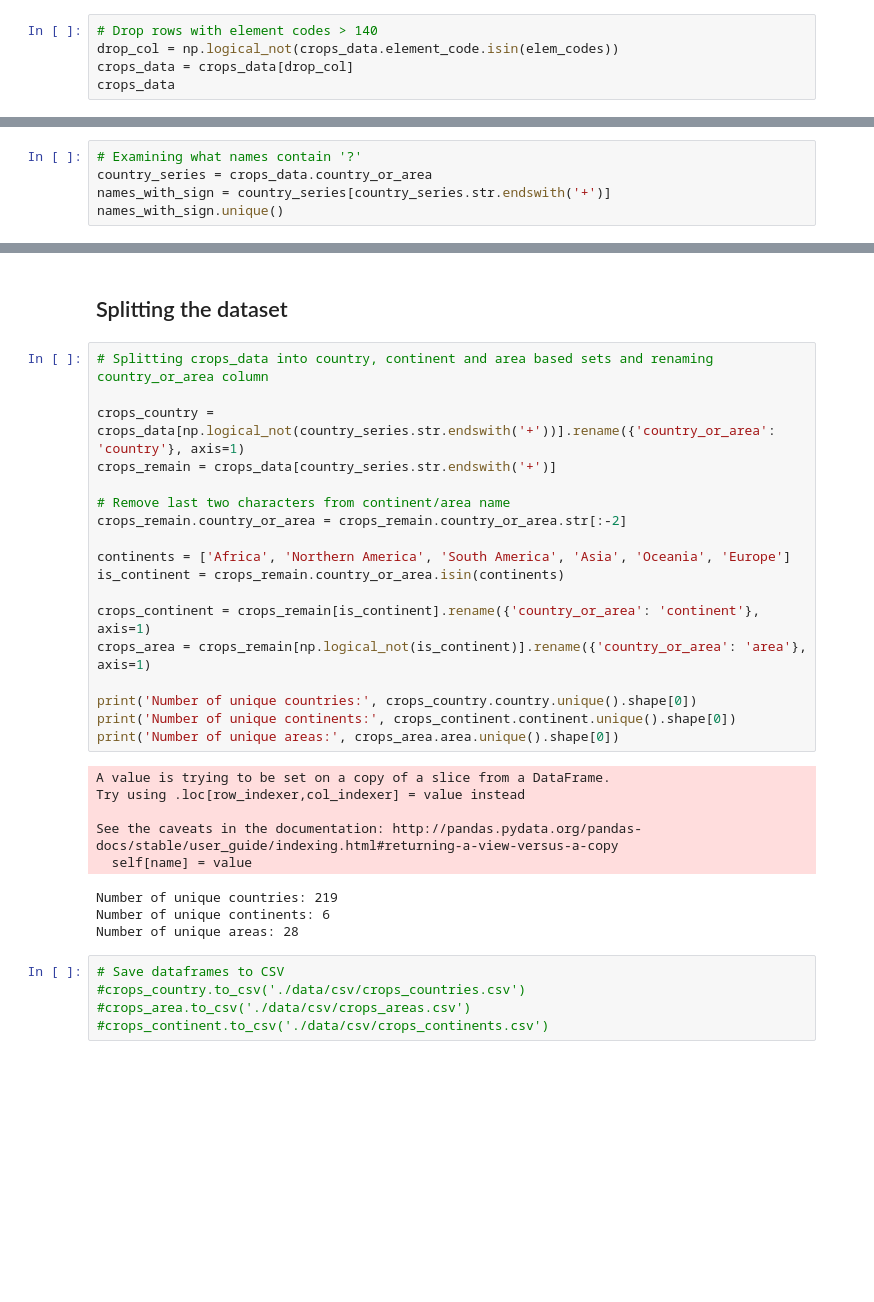
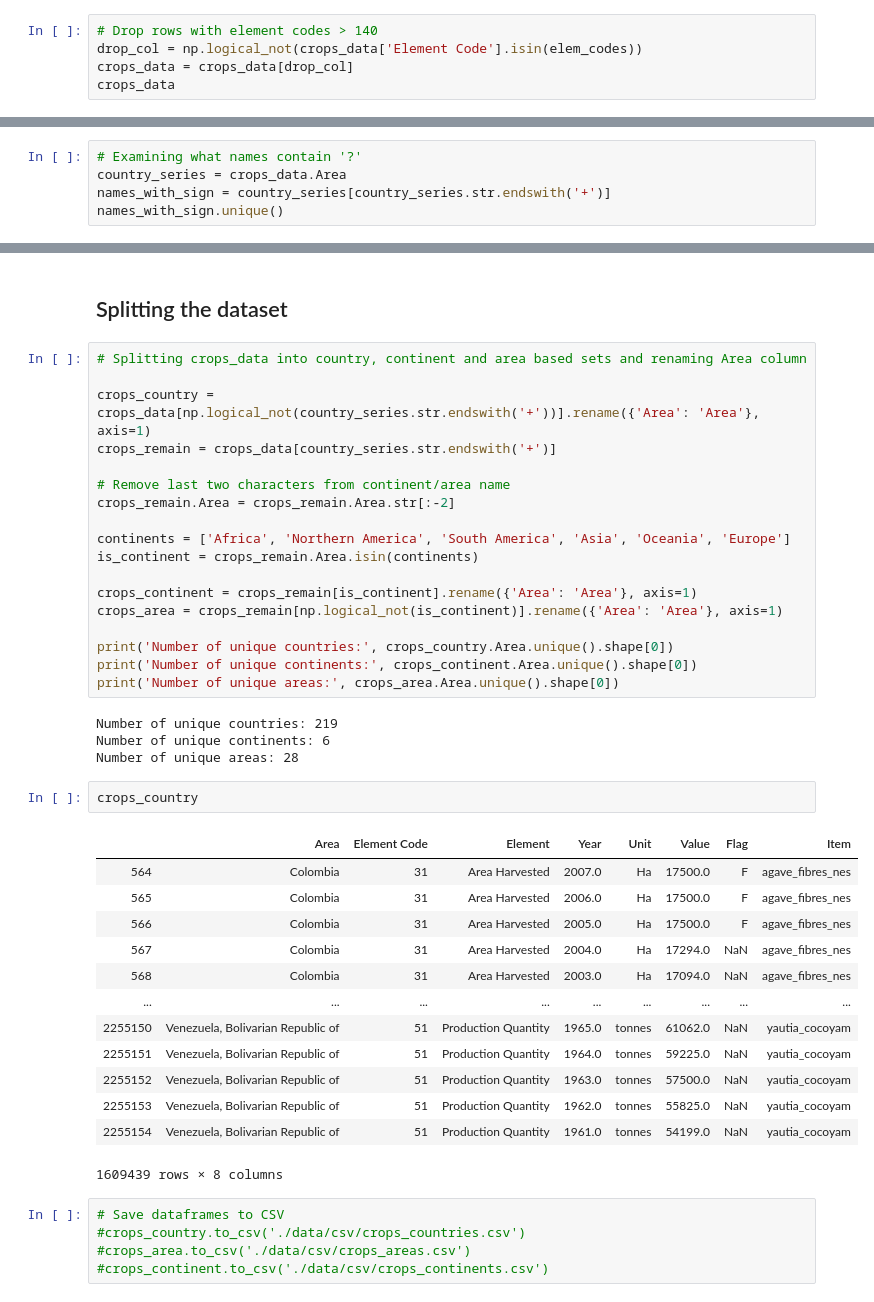
Before and after one commit to theodorhusefest/ADA-2019-project1-sovellettu-tiedon-analysoint, a Jupyter notebook: crops_data_cleaning.ipynb, the cells around one changed output, grey strips where cells are left out. Drawn from its saved outputs; the diff is of its cells as text; blank space fills up the shorter version.

```diff
--- a/crops_data_cleaning.ipynb
+++ b/crops_data_cleaning.ipynb
@@ -169,6 +179,6 @@ We can now see that the data for the category 'cereals_total' with element codes
 # %%
 # Drop rows with element codes > 140
-drop_col = np.logical_not(crops_data.element_code.isin(elem_codes))
+drop_col = np.logical_not(crops_data['Element Code'].isin(elem_codes))
 crops_data = crops_data[drop_col]
 crops_data
 # %% [output]
@@ -191,7 +201,7 @@ crops_data
 There are countries/areas that contain a '+' at the end of the name. What names contain this sign and what do they have in common?
 # %%
 # Examining what names contain '?'
-country_series = crops_data.country_or_area
+country_series = crops_data.Area
 names_with_sign = country_series[country_series.str.endswith('+')]
 names_with_sign.unique()
 # %% [output]
@@ -213,32 +223,43 @@ All of the country/area names that contain a '+' at the end are all areas. We ca
 # %% [markdown]
 ## Splitting the dataset
 # %%
-# Splitting crops_data into country, continent and area based sets and renaming country_or_area column
+# Splitting crops_data into country, continent and area based sets and renaming Area column
 
-crops_country = crops_data[np.logical_not(country_series.str.endswith('+'))].rename({'country_or_area': 'country'}, axis=1)
+crops_country = crops_data[np.logical_not(country_series.str.endswith('+'))].rename({'Area': 'Area'}, axis=1)
 crops_remain = crops_data[country_series.str.endswith('+')]
 
 # Remove last two characters from continent/area name
-crops_remain.country_or_area = crops_remain.country_or_area.str[:-2]
+crops_remain.Area = crops_remain.Area.str[:-2]
 
 continents = ['Africa', 'Northern America', 'South America', 'Asia', 'Oceania', 'Europe']
-is_continent = crops_remain.country_or_area.isin(continents)
+is_continent = crops_remain.Area.isin(continents)
 
-crops_continent = crops_remain[is_continent].rename({'country_or_area': 'continent'}, axis=1)
-crops_area = crops_remain[np.logical_not(is_continent)].rename({'country_or_area': 'area'}, axis=1)
+crops_continent = crops_remain[is_continent].rename({'Area': 'Area'}, axis=1)
+crops_area = crops_remain[np.logical_not(is_continent)].rename({'Area': 'Area'}, axis=1)
 
-print('Number of unique countries:', crops_country.country.unique().shape[0])
-print('Number of unique continents:', crops_continent.continent.unique().shape[0])
-print('Number of unique areas:', crops_area.area.unique().shape[0])
+print('Number of unique countries:', crops_country.Area.unique().shape[0])
+print('Number of unique continents:', crops_continent.Area.unique().shape[0])
+print('Number of unique areas:', crops_area.Area.unique().shape[0])
 # %% [output]
-A value is trying to be set on a copy of a slice from a DataFrame.
-Try using .loc[row_indexer,col_indexer] = value instead
-
-See the caveats in the documentation: http://pandas.pydata.org/pandas-docs/stable/user_guide/indexing.html#returning-a-view-versus-a-copy
-  self[name] = value
+Number of unique countries: 219
+Number of unique continents: 6
+Number of unique areas: 28
-Number of unique countries: 219
-Number of unique continents: 6
-Number of unique areas: 28
+# %%
+crops_country
+# %% [output]
+|  | Area | Element Code | Element | Year | Unit | Value | Flag | Item |
+| 564 | Colombia | 31 | Area Harvested | 2007.0 | Ha | 17500.0 | F | agave_fibres_nes |
+| 565 | Colombia | 31 | Area Harvested | 2006.0 | Ha | 17500.0 | F | agave_fibres_nes |
+| 566 | Colombia | 31 | Area Harvested | 2005.0 | Ha | 17500.0 | F | agave_fibres_nes |
+| 567 | Colombia | 31 | Area Harvested | 2004.0 | Ha | 17294.0 | NaN | agave_fibres_nes |
+| 568 | Colombia | 31 | Area Harvested | 2003.0 | Ha | 17094.0 | NaN | agave_fibres_nes |
+| ... | ... | ... | ... | ... | ... | ... | ... | ... |
+| 2255150 | Venezuela, Bolivarian Republic of | 51 | Production Quantity | 1965.0 | tonnes | 61062.0 | NaN | yautia_cocoyam |
+| 2255151 | Venezuela, Bolivarian Republic of | 51 | Production Quantity | 1964.0 | tonnes | 59225.0 | NaN | yautia_cocoyam |
+| 2255152 | Venezuela, Bolivarian Republic of | 51 | Production Quantity | 1963.0 | tonnes | 57500.0 | NaN | yautia_cocoyam |
+| 2255153 | Venezuela, Bolivarian Republic of | 51 | Production Quantity | 1962.0 | tonnes | 55825.0 | NaN | yautia_cocoyam |
+| 2255154 | Venezuela, Bolivarian Republic of | 51 | Production Quantity | 1961.0 | tonnes | 54199.0 | NaN | yautia_cocoyam |
+1609439 rows × 8 columns
 # %%
 # Save dataframes to CSV
 #crops_country.to_csv('./data/csv/crops_countries.csv')
```
Also changed, not shown: parts of 13 cells of this notebook, 11 other files.
